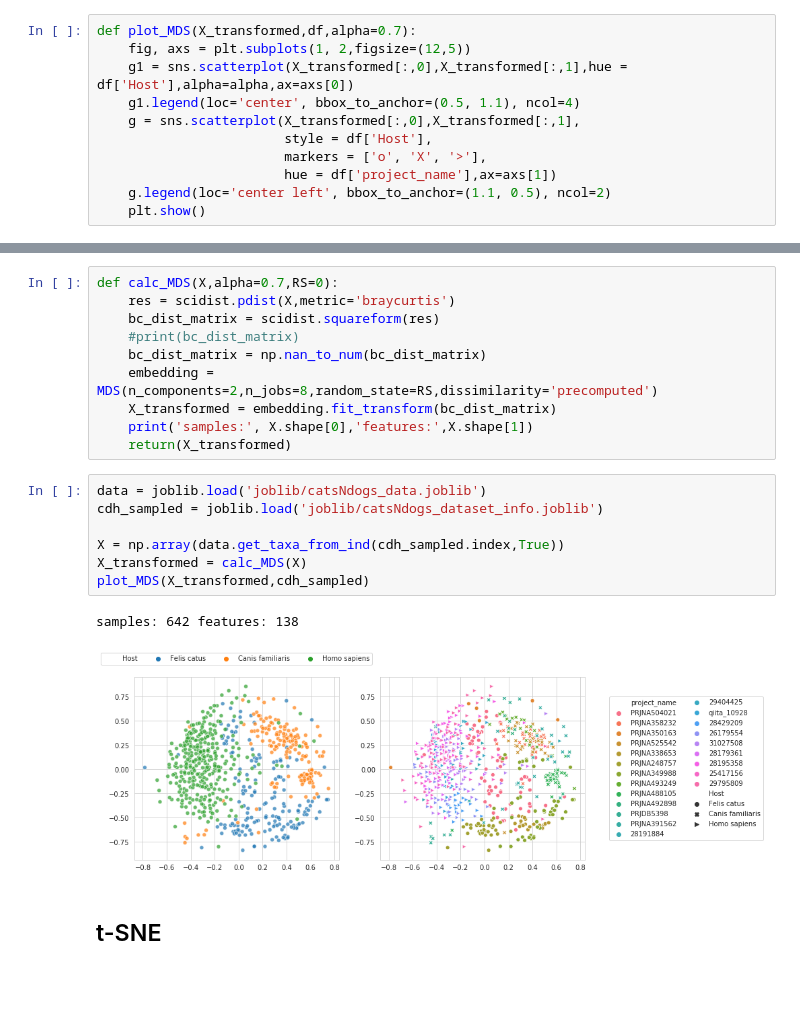
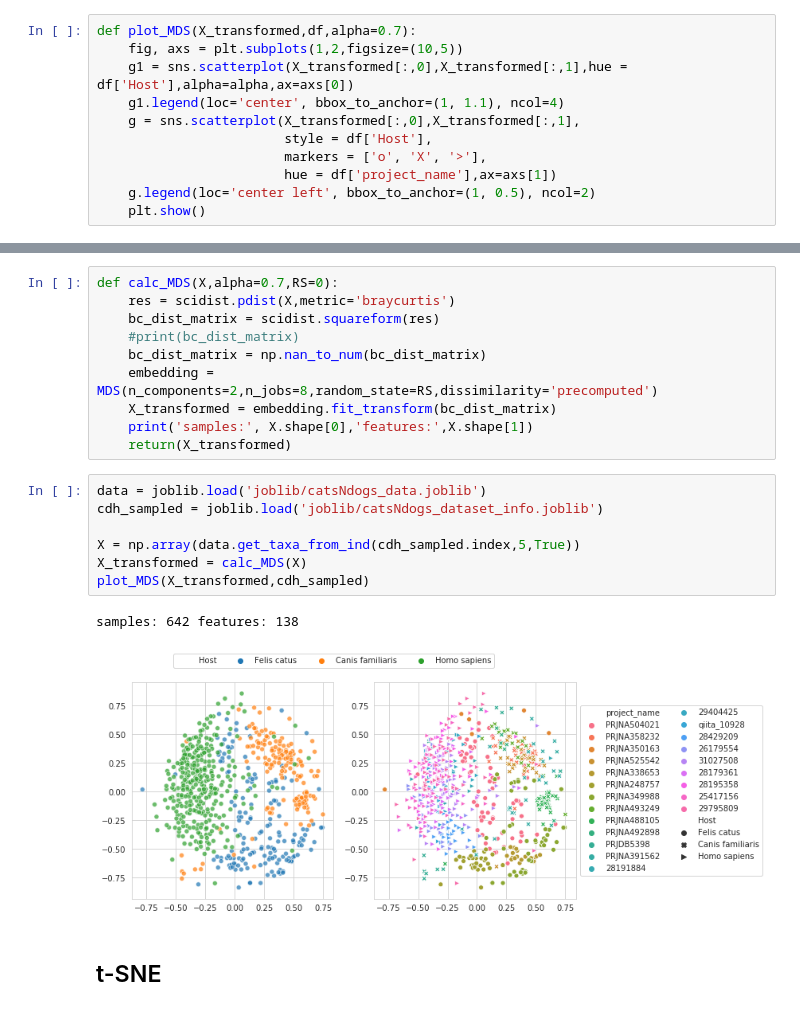
Before and after one commit to nadiabykova/microbiota_host_classifier, a Jupyter notebook: catsNdogs_part1_MDS.ipynb, the cells around one changed output, grey strips where cells are left out. Drawn from its saved outputs; the diff is of its cells as text; blank space fills up the shorter version.

```diff
--- a/catsNdogs_part1_MDS.ipynb
+++ b/catsNdogs_part1_MDS.ipynb
@@ -8,14 +8,14 @@ from sklearn.manifold import MDS
 import scipy.spatial.distance as scidist
 # %%
 def plot_MDS(X_transformed,df,alpha=0.7):
-    fig, axs = plt.subplots(1, 2,figsize=(12,5))
+    fig, axs = plt.subplots(1,2,figsize=(10,5))
     g1 = sns.scatterplot(X_transformed[:,0],X_transformed[:,1],hue = df['Host'],alpha=alpha,ax=axs[0])
-    g1.legend(loc='center', bbox_to_anchor=(0.5, 1.1), ncol=4)
+    g1.legend(loc='center', bbox_to_anchor=(1, 1.1), ncol=4)
     g = sns.scatterplot(X_transformed[:,0],X_transformed[:,1],
                         style = df['Host'],
                         markers = ['o', 'X', '>'],
                         hue = df['project_name'],ax=axs[1])
-    g.legend(loc='center left', bbox_to_anchor=(1.1, 0.5), ncol=2)
+    g.legend(loc='center left', bbox_to_anchor=(1, 0.5), ncol=2)
     plt.show()
 # %% [markdown]
 ## MDS plot of the dataset
@@ -33,13 +33,13 @@ def calc_MDS(X,alpha=0.7,RS=0):
 # %%
 data = joblib.load('joblib/catsNdogs_data.joblib')
 cdh_sampled = joblib.load('joblib/catsNdogs_dataset_info.joblib')
 
-X = np.array(data.get_taxa_from_ind(cdh_sampled.index,True))
+X = np.array(data.get_taxa_from_ind(cdh_sampled.index,5,True))
 X_transformed = calc_MDS(X)
 plot_MDS(X_transformed,cdh_sampled)
 # %% [output]
 samples: 642 features: 138
-[figure, old version]
+[figure, new version]
 # %% [markdown]
 ## t-SNE
 # %%
```
Also changed, not shown: parts of 2 cells of this notebook, 8 other files.
